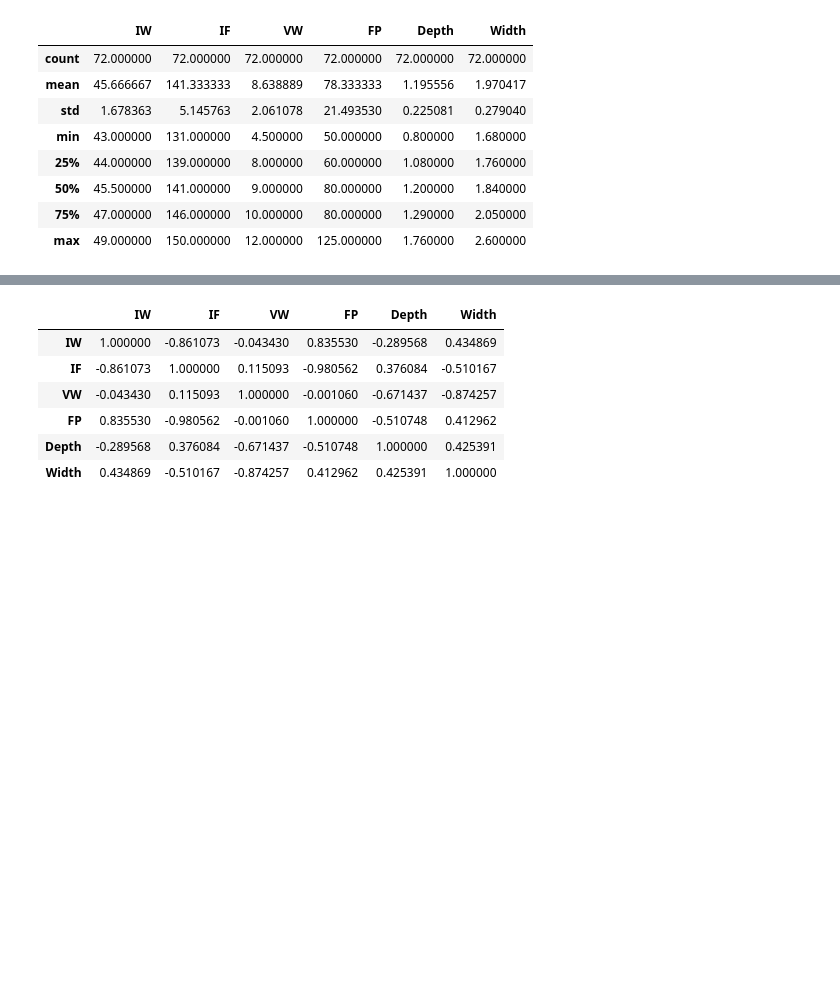
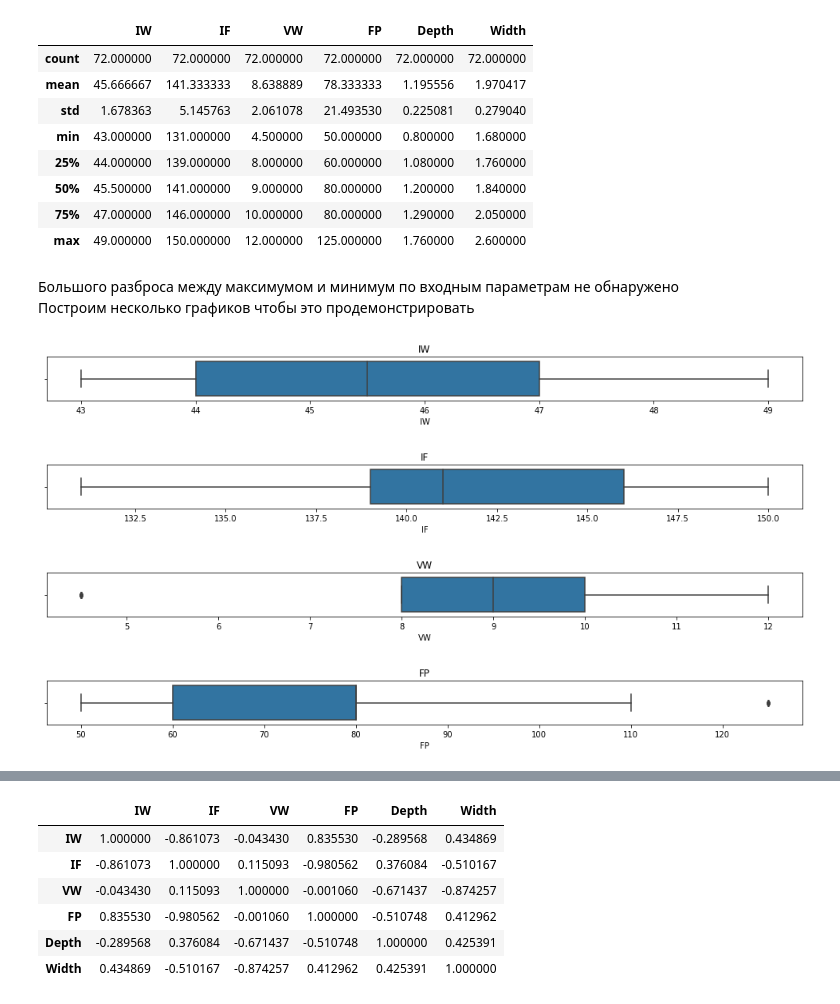
Before and after one commit to and9331/bauman.itog, a Jupyter notebook: jupyter/notebook.ipynb, the cells around one changed output, grey strips where cells are left out. Cells and saved outputs as stored; diff of their text form; code cells hidden in the pictures; blank space fills up the shorter version.

```diff
--- a/jupyter/notebook.ipynb
+++ b/jupyter/notebook.ipynb
@@ -31,3 +89,17 @@ data.describe()
 | 50% | 45.500000 | 141.000000 | 9.000000 | 80.000000 | 1.200000 | 1.840000 |
 | 75% | 47.000000 | 146.000000 | 10.000000 | 80.000000 | 1.290000 | 2.050000 |
 | max | 49.000000 | 150.000000 | 12.000000 | 125.000000 | 1.760000 | 2.600000 |
+# %% [markdown]
+Большого разброса между максимумом и минимум по входным параметрам не обнаружено
+<br>
+Построим несколько графиков чтобы это продемонстрировать
+# %%
+for column in data[['IW','IF','VW','FP']]:
+        plt.figure(figsize=(17,1))
+        plt.title(column)
+        sns.boxplot(data=data, x=column)
+# %% [output]
+[figure, added]
+[figure, added]
+[figure, added]
+[figure, added]
```
Also changed, not shown: parts of 78 cells of this notebook.
